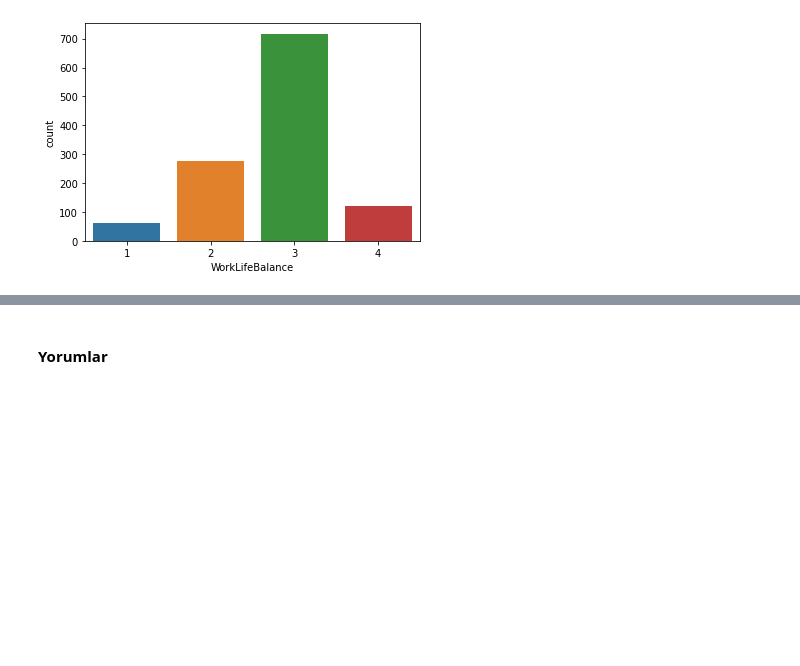
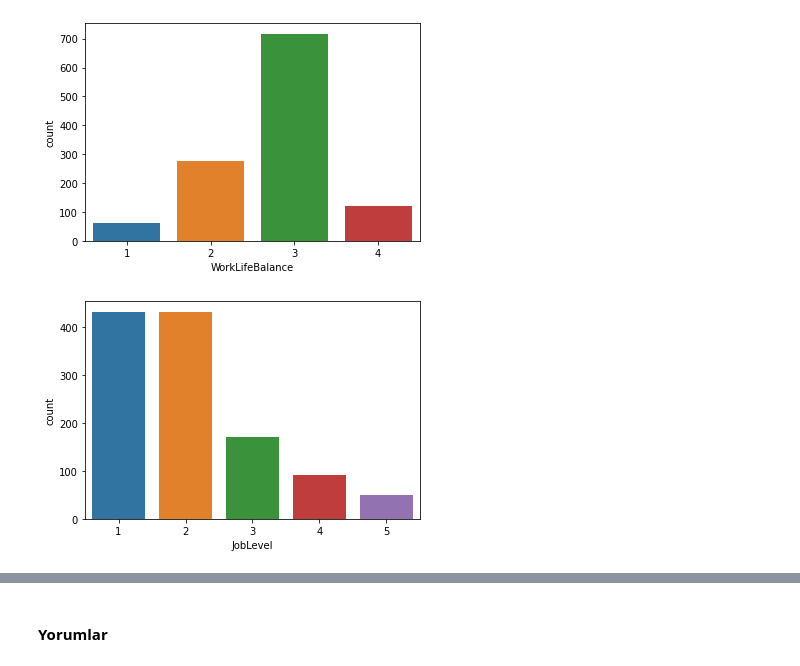
Before and after one commit to dsbootcamp-projects-2022-1/dsbootcamp2022-hr-attrition-prediction-project-vlkan, a Jupyter notebook: Project Template.ipynb, the cells around one changed output, grey strips where cells are left out. Saved outputs shown, nothing was run; the diff lists cells and outputs as text; code cells hidden in the pictures; blank space fills up the shorter version.

```diff
--- a/Project Template.ipynb
+++ b/Project Template.ipynb
@@ -323,3 +343,7 @@ _ = sns.countplot(data=train, x="JobSatisfaction")
 _ = sns.countplot(data=train, x="WorkLifeBalance")
 # %% [output]
 [figure]
+# %%
+_ = sns.countplot(data=train, x="JobLevel")
+# %% [output]
+[figure, added]
```
Also changed, not shown: parts of 3 cells of this notebook.
